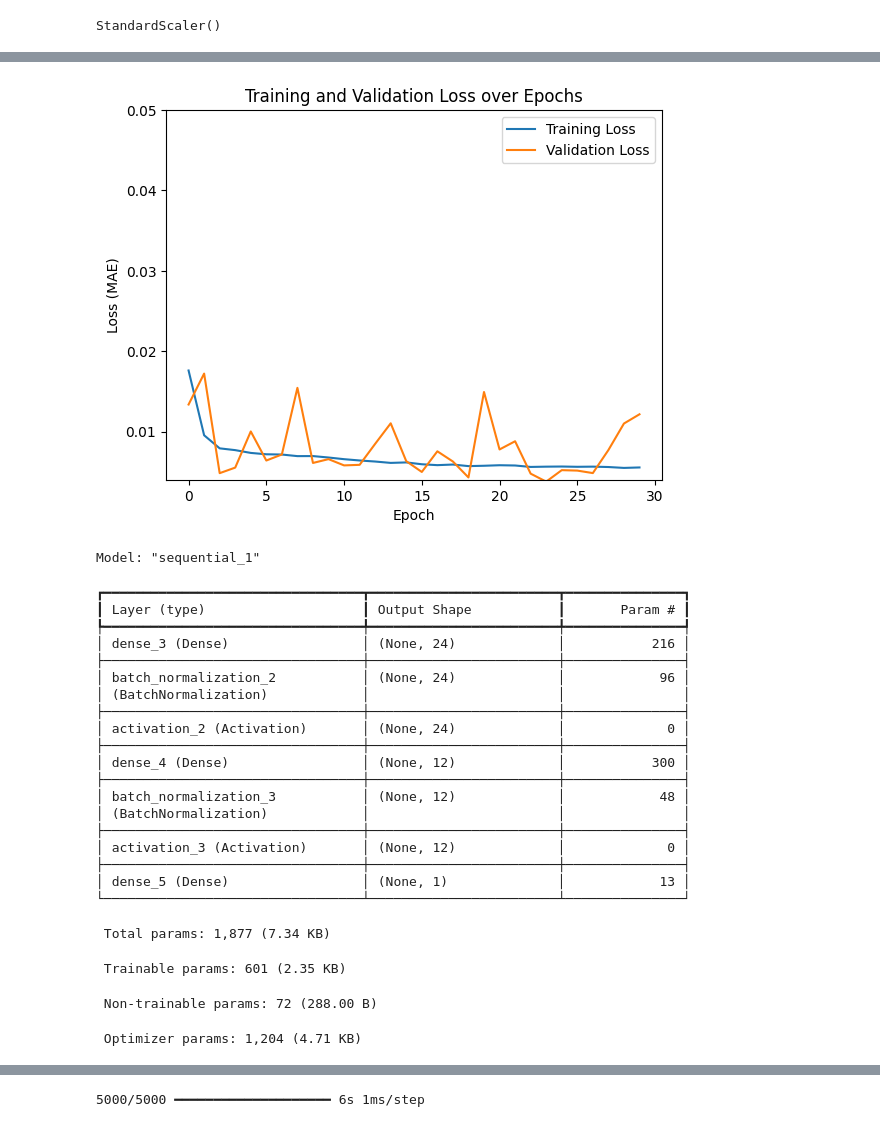
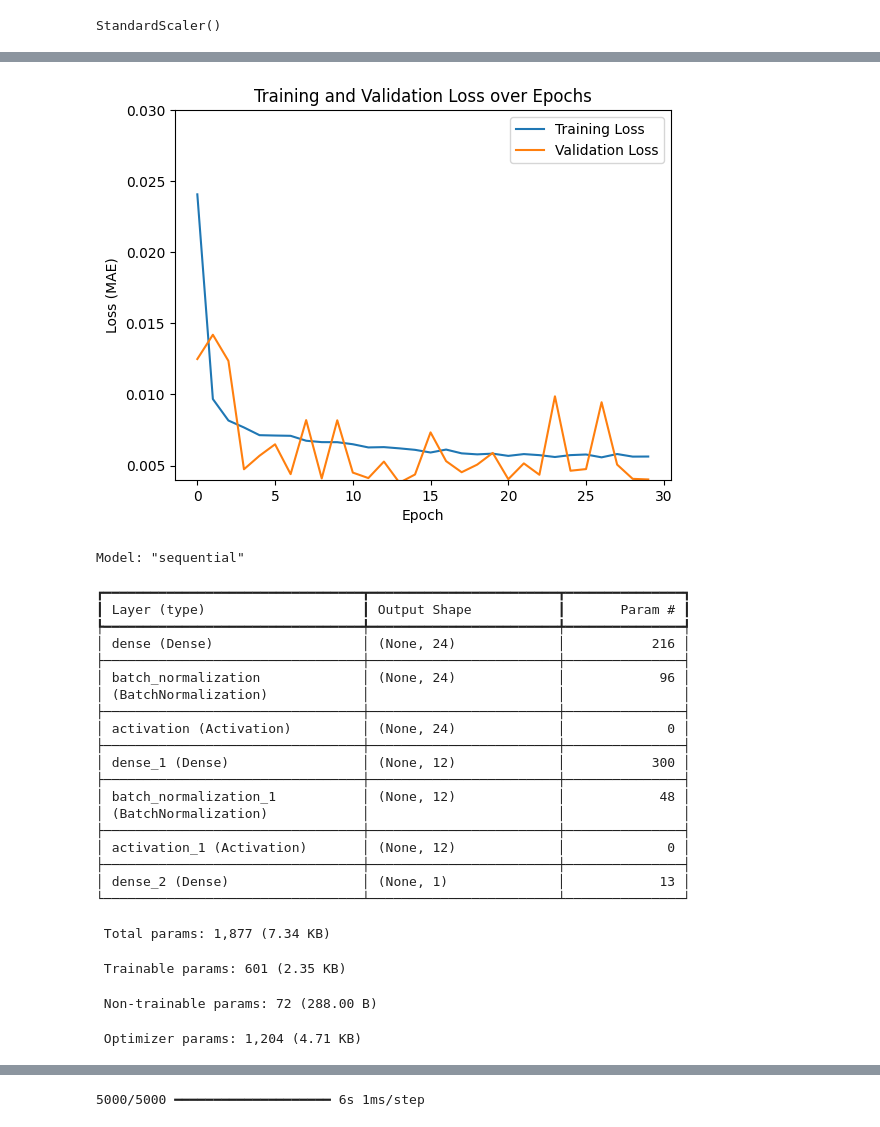
Before and after one commit to sundevilmotorsports/NondimensionalTractionControl, a Jupyter notebook: ModelDevelopment/Notebooks/model_deep_v2.ipynb, the cells around one changed output, grey strips where cells are left out. Cells and saved outputs as stored; diff of their text form; code cells hidden in the pictures.

Commit message:
trained model on new synthetic data

```diff
--- a/ModelDevelopment/Notebooks/model_deep_v2.ipynb
+++ b/ModelDevelopment/Notebooks/model_deep_v2.ipynb
@@ -11,5 +16,5 @@ from tensorflow.keras import metrics
 # %%
-data = pd.read_csv("synthetic_dataset_v2.5.csv")
+data = pd.read_csv("../data/synthetic_dataset_v3.csv")
 # %%
 data.head()
 # %% [output]
@@ -117,38 +130,38 @@ Epoch 30/30
 # %%
 import matplotlib.pyplot as plt
 
 plt.plot(history.history['loss'], label='Training Loss')
 plt.plot(history.history['val_loss'], label='Validation Loss')
 plt.title('Training and Validation Loss over Epochs')
 plt.xlabel('Epoch')
 plt.ylabel('Loss (MAE)')
 plt.legend()
-plt.ylim(0.004, 0.05)
+plt.ylim(0.004, 0.03)
 plt.show()
 # %% [output]
-[figure, old version]
+[figure, new version]
 # %%
 model.summary()
 # %% [output]
-Model: "sequential_1"
+Model: "sequential"
 ┏━━━━━━━━━━━━━━━━━━━━━━━━━━━━━━━━━┳━━━━━━━━━━━━━━━━━━━━━━━━┳━━━━━━━━━━━━━━━┓
 ┃ Layer (type)                    ┃ Output Shape           ┃       Param # ┃
 ┡━━━━━━━━━━━━━━━━━━━━━━━━━━━━━━━━━╇━━━━━━━━━━━━━━━━━━━━━━━━╇━━━━━━━━━━━━━━━┩
-│ dense_3 (Dense)                 │ (None, 24)             │           216 │
+│ dense (Dense)                   │ (None, 24)             │           216 │
 ├─────────────────────────────────┼────────────────────────┼───────────────┤
-│ batch_normalization_2           │ (None, 24)             │            96 │
+│ batch_normalization             │ (None, 24)             │            96 │
 │ (BatchNormalization)            │                        │               │
 ├─────────────────────────────────┼────────────────────────┼───────────────┤
-│ activation_2 (Activation)       │ (None, 24)             │             0 │
+│ activation (Activation)         │ (None, 24)             │             0 │
 ├─────────────────────────────────┼────────────────────────┼───────────────┤
-│ dense_4 (Dense)                 │ (None, 12)             │           300 │
+│ dense_1 (Dense)                 │ (None, 12)             │           300 │
 ├─────────────────────────────────┼────────────────────────┼───────────────┤
-│ batch_normalization_3           │ (None, 12)             │            48 │
+│ batch_normalization_1           │ (None, 12)             │            48 │
 │ (BatchNormalization)            │                        │               │
 ├─────────────────────────────────┼────────────────────────┼───────────────┤
-│ activation_3 (Activation)       │ (None, 12)             │             0 │
+│ activation_1 (Activation)       │ (None, 12)             │             0 │
 ├─────────────────────────────────┼────────────────────────┼───────────────┤
-│ dense_5 (Dense)                 │ (None, 1)              │            13 │
+│ dense_2 (Dense)                 │ (None, 1)              │            13 │
 └─────────────────────────────────┴────────────────────────┴───────────────┘
  Total params: 1,877 (7.34 KB)
  Trainable params: 601 (2.35 KB)
```
Also changed, not shown: parts of 10 cells of this notebook, 11 other files.
